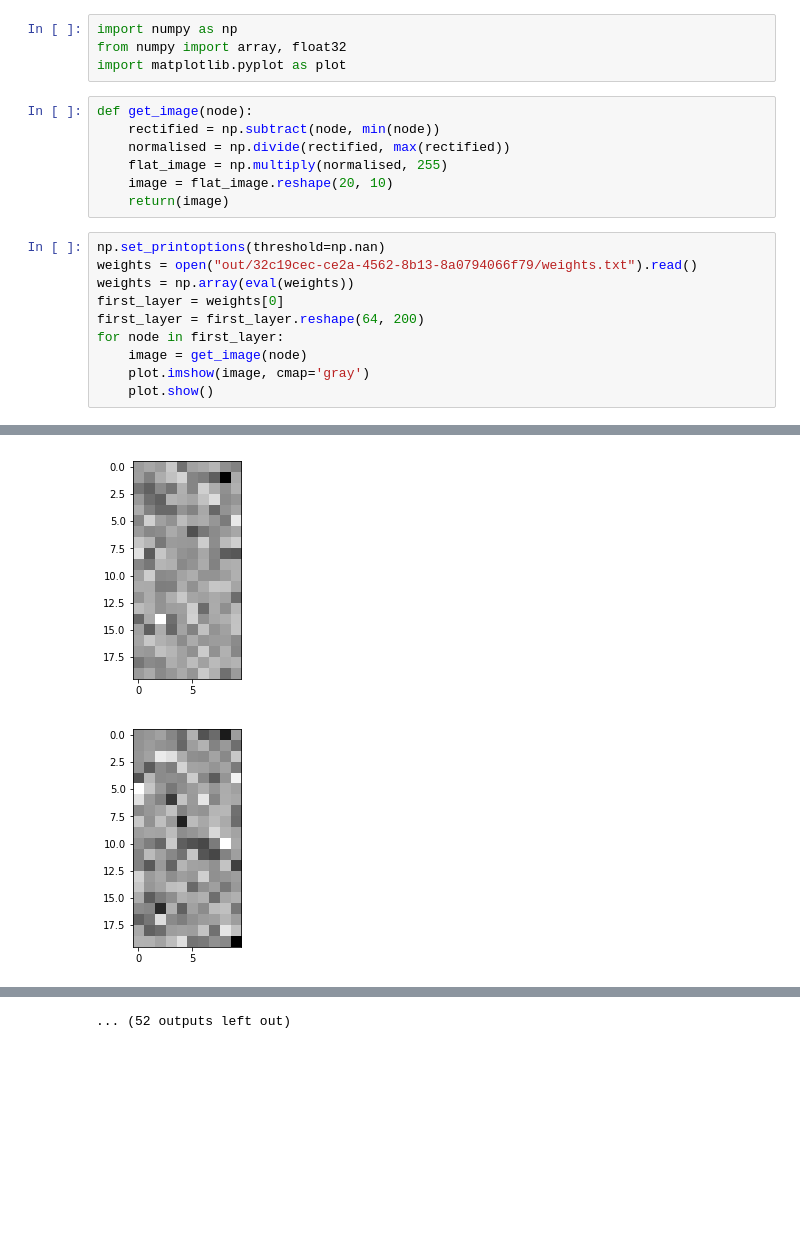
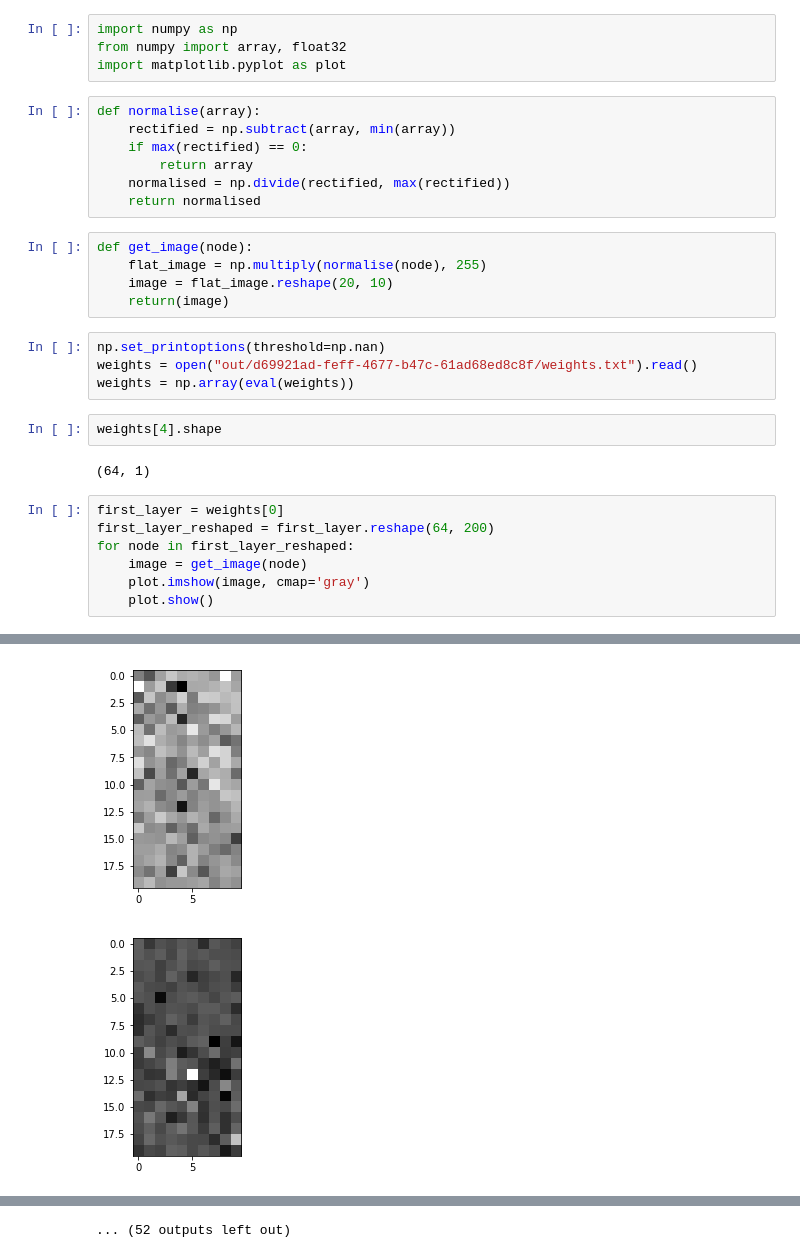
Before and after one commit to cohen990/py-tetris, a Jupyter notebook: visualise.ipynb, the cells around one changed output, grey strips where cells are left out. Drawn from its saved outputs; the diff is of its cells as text; blank space fills up the shorter version.

Commit message:
complete visualisation tool

```diff
--- a/visualise.ipynb
+++ b/visualise.ipynb
@@ -2,20 +2,30 @@
 import numpy as np
 from numpy import array, float32
 import matplotlib.pyplot as plot
+# %%
+def normalise(array):
+    rectified = np.subtract(array, min(array))
+    if max(rectified) == 0:
+        return array
+    normalised = np.divide(rectified, max(rectified))
+    return normalised
 # %%
 def get_image(node):
-    rectified = np.subtract(node, min(node))
-    normalised = np.divide(rectified, max(rectified))
-    flat_image = np.multiply(normalised, 255)
+    flat_image = np.multiply(normalise(node), 255)
     image = flat_image.reshape(20, 10)
     return(image)
+# %%
+np.set_printoptions(threshold=np.nan)
+weights = open("out/d69921ad-feff-4677-b47c-61ad68ed8c8f/weights.txt").read()
+weights = np.array(eval(weights))
+# %%
+weights[4].shape
+# %% [output]
+(64, 1)
 # %%
-np.set_printoptions(threshold=np.nan)
-weights = open("out/32c19cec-ce2a-4562-8b13-8a0794066f79/weights.txt").read()
-weights = np.array(eval(weights))
 first_layer = weights[0]
-first_layer = first_layer.reshape(64, 200)
-for node in first_layer:
+first_layer_reshaped = first_layer.reshape(64, 200)
+for node in first_layer_reshaped:
     image = get_image(node)
     plot.imshow(image, cmap='gray')
     plot.show()
@@ -26,2 +36,2 @@ for node in first_layer:
-[figure, old version]
+[figure, new version]
-[figure, old version]
+[figure, new version]
```
Also changed, not shown: parts of 4 cells of this notebook, 2 other files.
